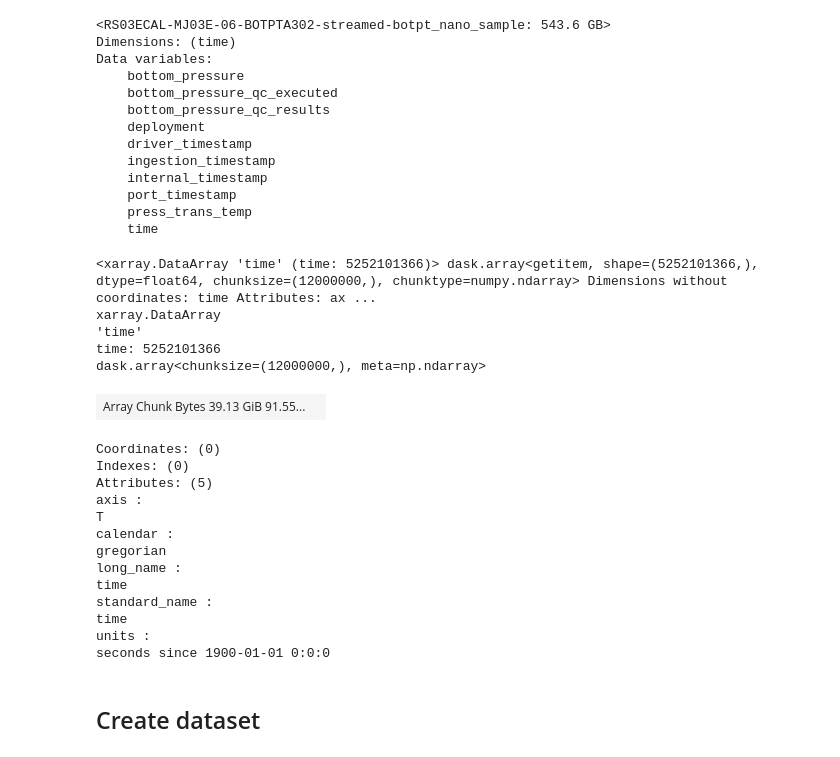
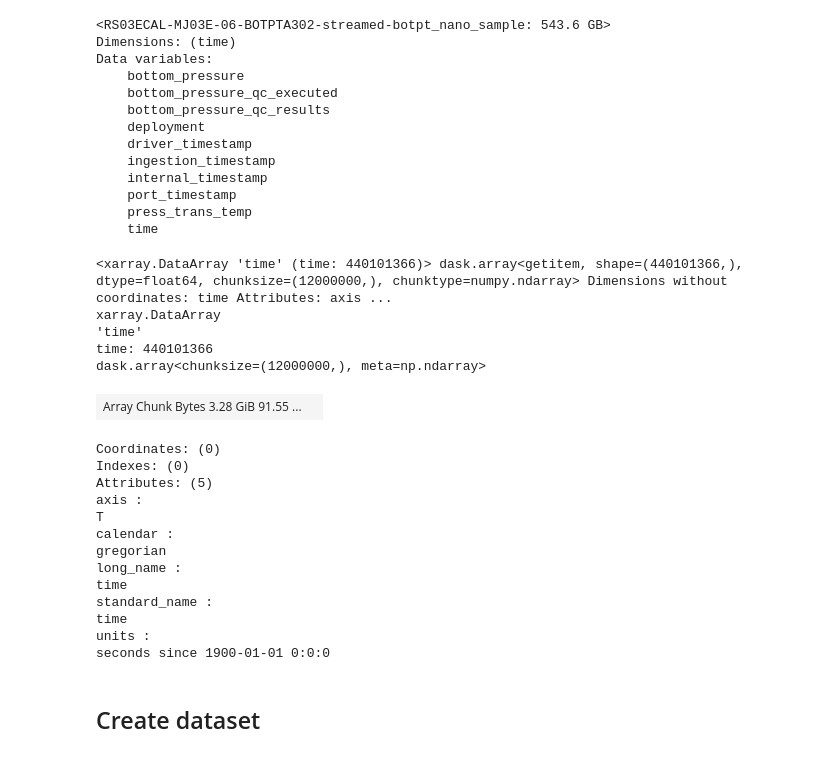
Before and after one commit to lsetiawan/ooi-indexing, a Jupyter notebook: demo.ipynb, the cells around one changed output. Saved outputs shown, nothing was run; the diff lists cells and outputs as text; code cells hidden in the pictures.

```diff
--- a/demo.ipynb
+++ b/demo.ipynb
@@ -26,31 +24,33 @@ start_idx = ooi_ds.time.data.chunksize[0] * 401
 # %%
+start_idx = ooi_ds.time.data.chunksize[0] * 401 * 2
+
 # Grab the dimension array
 # As of 6/14/2023, @lsetiawan and @dcherian found that there are some issues
 # in the dataset, so we'll just grab half the data,
 # seems like there are some repetitions that happened after chunk 401
 time = ooi_ds.time[start_idx:]
+
+time
+# %% [output]
+<xarray.DataArray 'time' (time: 440101366)> dask.array<getitem, shape=(440101366,), dtype=float64, chunksize=(12000000,), chunktype=numpy.ndarray> Dimensions without coordinates: time Attributes: axis ...
+xarray.DataArray
+'time'
+time: 440101366
+dask.array<chunksize=(12000000,), meta=np.ndarray>
+| Array Chunk Bytes 3.28 GiB 91.55 ... |  |
+Coordinates: (0)
+Indexes: (0)
+Attributes: (5)
+axis :
+T
+calendar :
+gregorian
+long_name :
+time
+standard_name :
+time
+units :
+seconds since 1900-01-01 0:0:0
-# %%
-time
-# %% [output]
-<xarray.DataArray 'time' (time: 5252101366)> dask.array<getitem, shape=(5252101366,), dtype=float64, chunksize=(12000000,), chunktype=numpy.ndarray> Dimensions without coordinates: time Attributes: ax ...
-xarray.DataArray
-'time'
-time: 5252101366
-dask.array<chunksize=(12000000,), meta=np.ndarray>
-| Array Chunk Bytes 39.13 GiB 91.55... |  |
-Coordinates: (0)
-Indexes: (0)
-Attributes: (5)
-axis :
-T
-calendar :
-gregorian
-long_name :
-time
-standard_name :
-time
-units :
-seconds since 1900-01-01 0:0:0
 # %%
 data_vars = {}
 for k, v in ooi_ds.variables.items():
```
Also changed, not shown: parts of 13 cells of this notebook.
